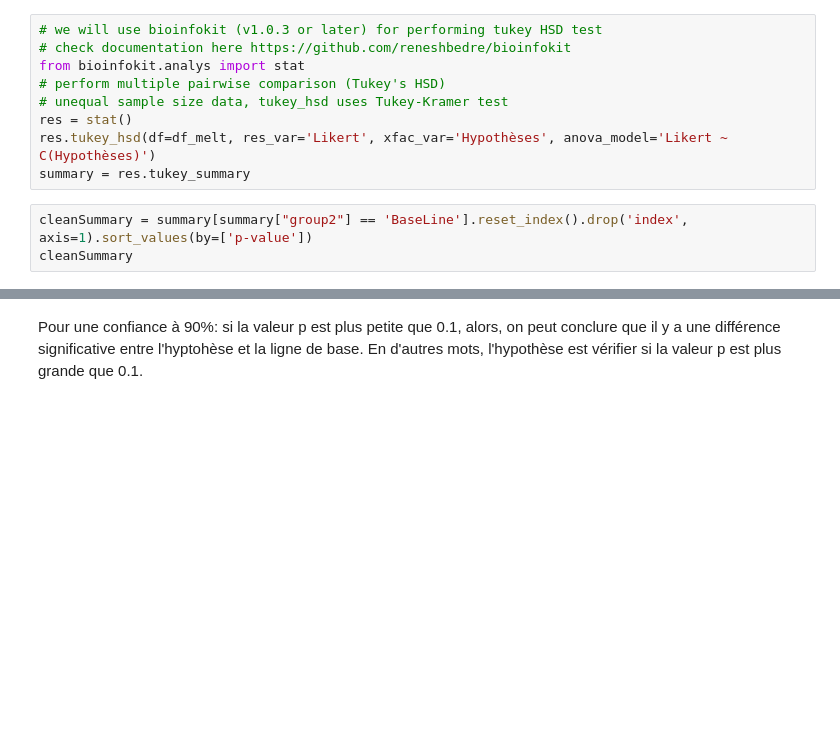
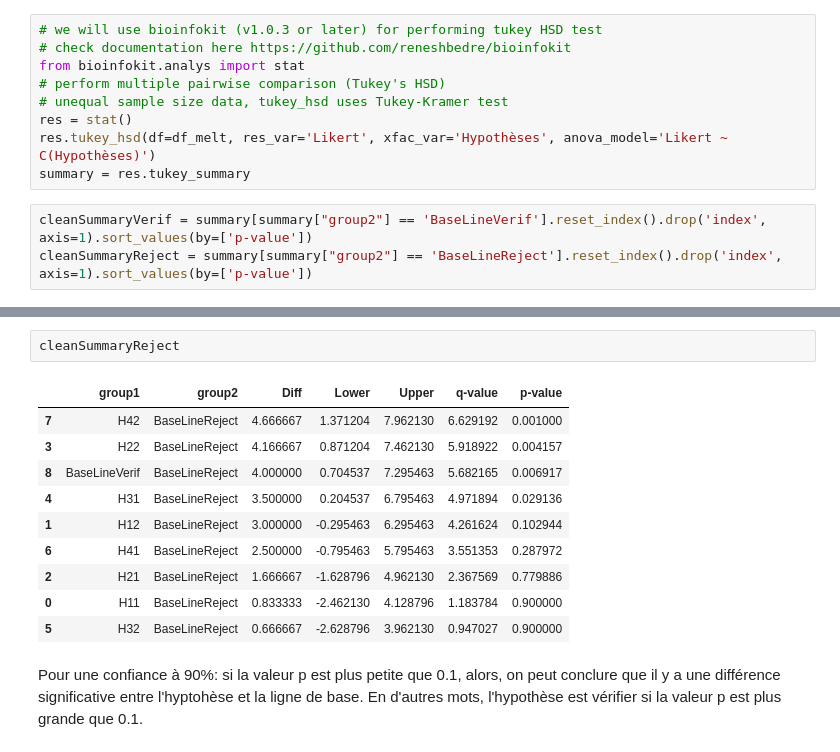
Before and after one commit to Fun-Stuff-Here/SSH3100-Sociologie-Equipe3, a Jupyter notebook: socio.ipynb, the cells around one changed output, grey strips where cells are left out. Cells and saved outputs as stored; diff of their text form; blank space fills up the shorter version.

```diff
--- a/socio.ipynb
+++ b/socio.ipynb
@@ -42,5 +44,5 @@ res = stat()
 res.tukey_hsd(df=df_melt, res_var='Likert', xfac_var='Hypothèses', anova_model='Likert ~ C(Hypothèses)')
 summary = res.tukey_summary
 # %%
-cleanSummary = summary[summary["group2"] == 'BaseLine'].reset_index().drop('index', axis=1).sort_values(by=['p-value'])
-cleanSummary
+cleanSummaryVerif = summary[summary["group2"] == 'BaseLineVerif'].reset_index().drop('index', axis=1).sort_values(by=['p-value'])
+cleanSummaryReject = summary[summary["group2"] == 'BaseLineReject'].reset_index().drop('index', axis=1).sort_values(by=['p-value'])
@@ -57,3 +61,16 @@ cleanSummary
+# %%
+cleanSummaryReject
+# %% [output]
+|  | group1 | group2 | Diff | Lower | Upper | q-value | p-value |
+| 7 | H42 | BaseLineReject | 4.666667 | 1.371204 | 7.962130 | 6.629192 | 0.001000 |
+| 3 | H22 | BaseLineReject | 4.166667 | 0.871204 | 7.462130 | 5.918922 | 0.004157 |
+| 8 | BaseLineVerif | BaseLineReject | 4.000000 | 0.704537 | 7.295463 | 5.682165 | 0.006917 |
+| 4 | H31 | BaseLineReject | 3.500000 | 0.204537 | 6.795463 | 4.971894 | 0.029136 |
+| 1 | H12 | BaseLineReject | 3.000000 | -0.295463 | 6.295463 | 4.261624 | 0.102944 |
+| 6 | H41 | BaseLineReject | 2.500000 | -0.795463 | 5.795463 | 3.551353 | 0.287972 |
+| 2 | H21 | BaseLineReject | 1.666667 | -1.628796 | 4.962130 | 2.367569 | 0.779886 |
+| 0 | H11 | BaseLineReject | 0.833333 | -2.462130 | 4.128796 | 1.183784 | 0.900000 |
+| 5 | H32 | BaseLineReject | 0.666667 | -2.628796 | 3.962130 | 0.947027 | 0.900000 |
 # %% [markdown]
 Pour une confiance à 90%: si la valeur p est plus petite que 0.1, alors, on peut conclure que il y a une différence significative entre l'hyptohèse et la ligne de base. En d'autres mots, l'hypothèse est vérifier si la valeur p est plus grande que 0.1.
 # %%
```
Also changed, not shown: parts of 4 cells of this notebook, 2 other files.
